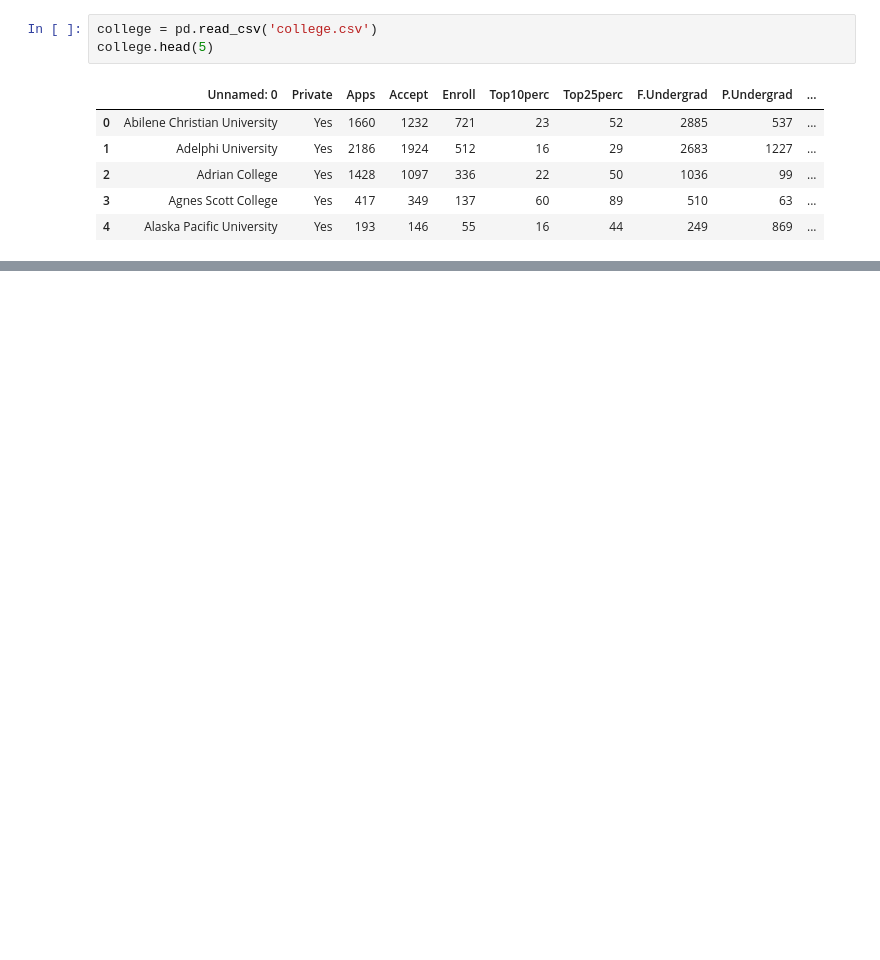
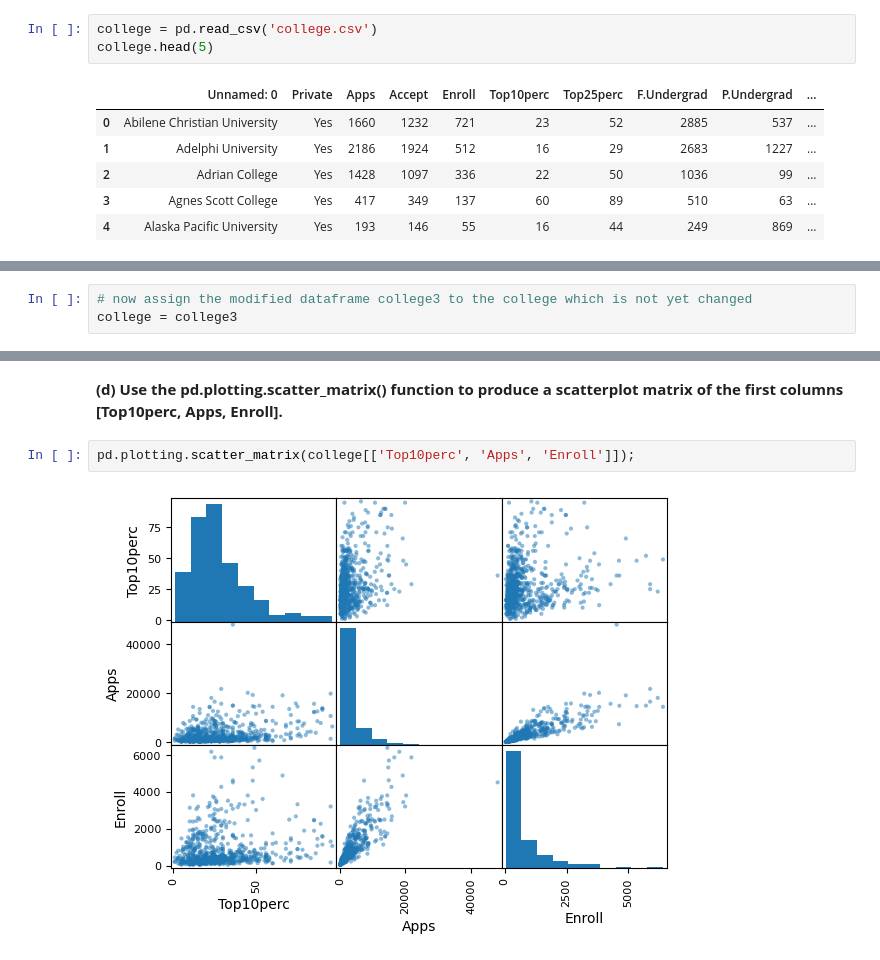
Before and after one commit to umar-khayam/Data-Science, a Jupyter notebook: Learning/Statistics/ISL/Lab/Chapter 2/Problem 8.ipynb, the cells around one changed output, grey strips where cells are left out. Cells and saved outputs as stored; diff of their text form; blank space fills up the shorter version.

```diff
--- a/Learning/Statistics/ISL/Lab/Chapter 2/Problem 8.ipynb
+++ b/Learning/Statistics/ISL/Lab/Chapter 2/Problem 8.ipynb
@@ -63,0 +47,3 @@ college3
+# %%
+# now assign the modified dataframe college3 to the college which is not yet changed
+college = college3
@@ -63,0 +74,6 @@ college3
+# %% [markdown]
+**(d) Use the pd.plotting.scatter_matrix() function to produce a scatterplot matrix of the first columns [Top10perc, Apps, Enroll].**
+# %%
+pd.plotting.scatter_matrix(college[['Top10perc', 'Apps', 'Enroll']]);
+# %% [output]
+[figure, added]
```
Also changed, not shown: parts of 17 cells of this notebook, 4 other files.
